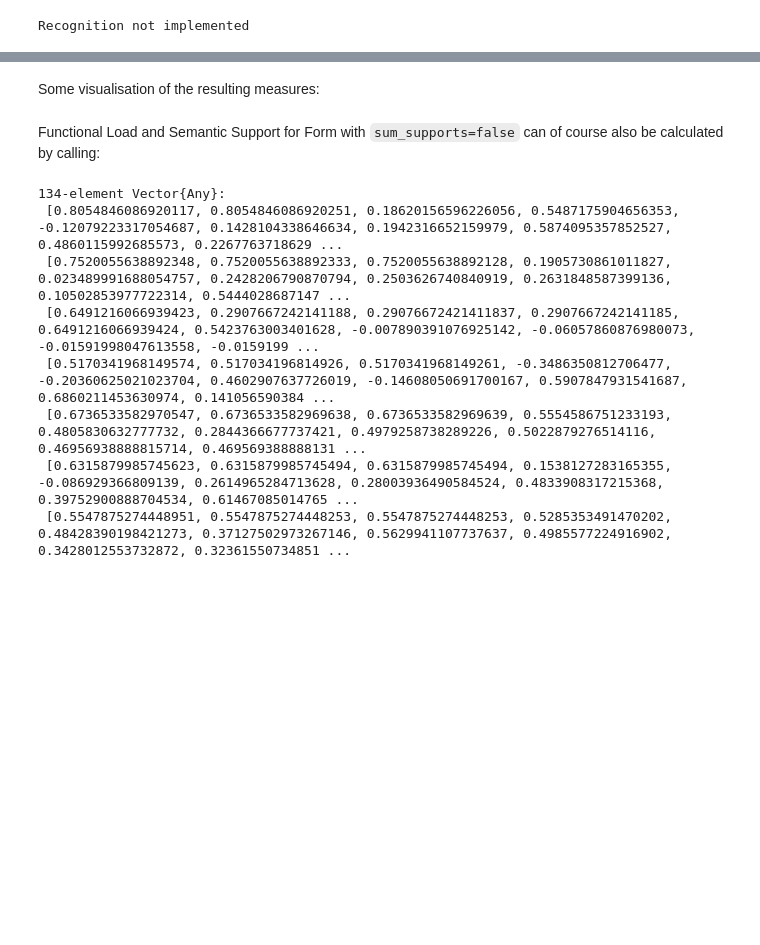
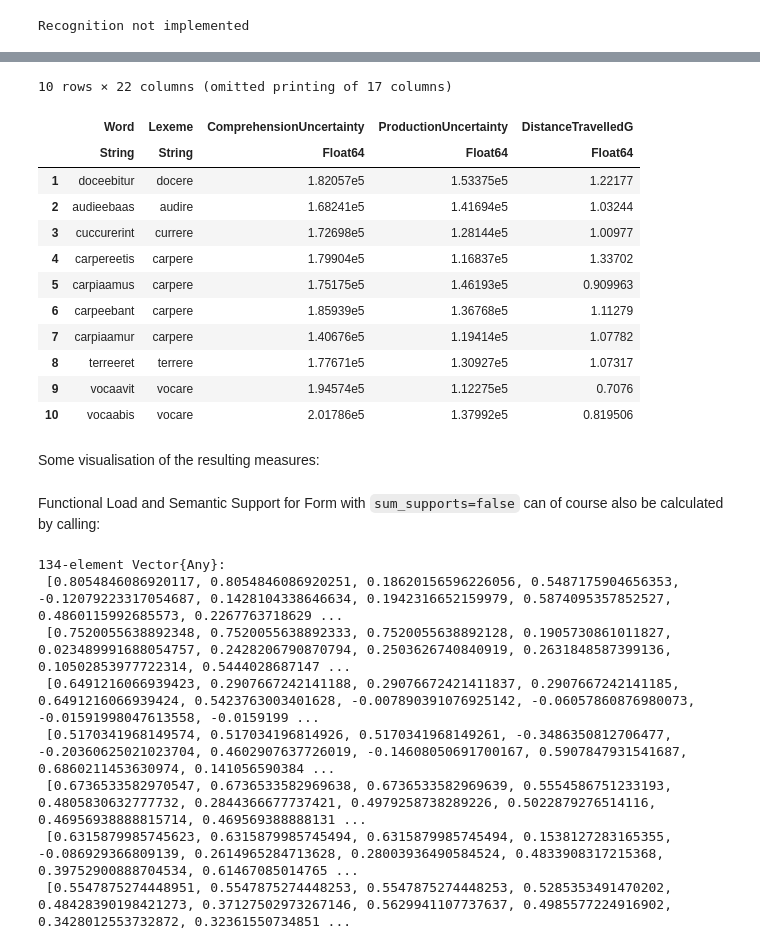
Before and after one commit to quantling/JudiLingMeasures.jl, a Jupyter notebook: notebooks/measures_demo.ipynb, the cells around one changed output, grey strips where cells are left out. Drawn from its saved outputs; the diff is of its cells as text; code cells hidden in the pictures; blank space fills up the shorter version.

```diff
--- a/notebooks/measures_demo.ipynb
+++ b/notebooks/measures_demo.ipynb
@@ -174,3 +191,19 @@ dat_all_measures[1:10, [2:3;19:end]]
+# %%
+dat_all_measures_val[1:10, [2:3;19:end]]
+# %% [output]
+10 rows × 22 columns (omitted printing of 17 columns)
+|  | Word | Lexeme | ComprehensionUncertainty | ProductionUncertainty | DistanceTravelledG |
+|  | String | String | Float64 | Float64 | Float64 |
+| 1 | doceebitur | docere | 1.82057e5 | 1.53375e5 | 1.22177 |
+| 2 | audieebaas | audire | 1.68241e5 | 1.41694e5 | 1.03244 |
+| 3 | cuccurerint | currere | 1.72698e5 | 1.28144e5 | 1.00977 |
+| 4 | carpereetis | carpere | 1.79904e5 | 1.16837e5 | 1.33702 |
+| 5 | carpiaamus | carpere | 1.75175e5 | 1.46193e5 | 0.909963 |
+| 6 | carpeebant | carpere | 1.85939e5 | 1.36768e5 | 1.11279 |
+| 7 | carpiaamur | carpere | 1.40676e5 | 1.19414e5 | 1.07782 |
+| 8 | terreeret | terrere | 1.77671e5 | 1.30927e5 | 1.07317 |
+| 9 | vocaavit | vocare | 1.94574e5 | 1.12275e5 | 0.7076 |
+| 10 | vocaabis | vocare | 2.01786e5 | 1.37992e5 | 0.819506 |
 # %% [markdown]
 Some visualisation of the resulting measures:
 # %%
```
Also changed, not shown: parts of 14 cells of this notebook, 5 other files.
